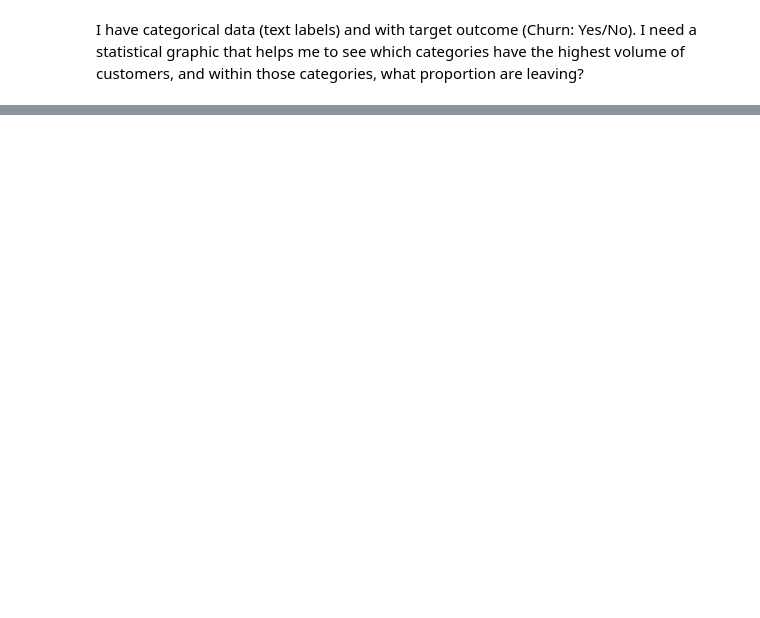
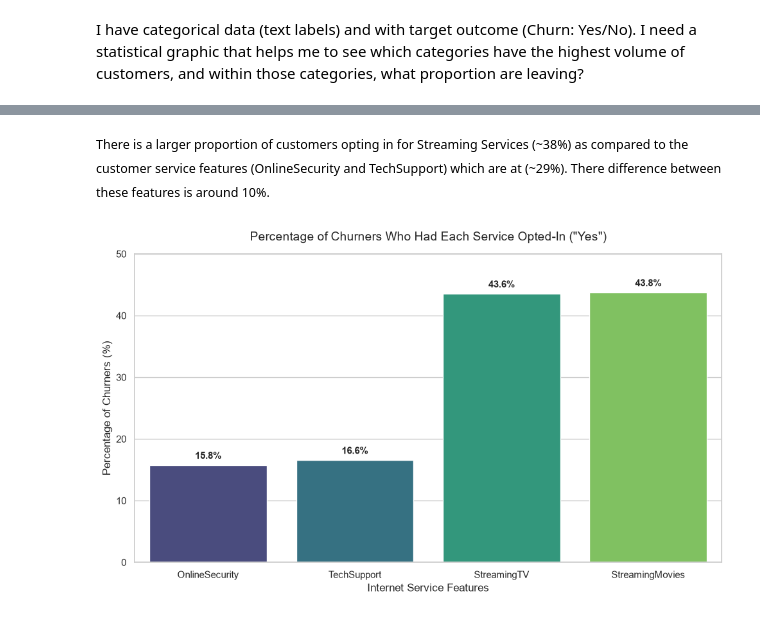
Before and after one commit to Joyy-cloud/TelecomChurning, a Jupyter notebook: 02_eda.ipynb, the cells around one changed output, grey strips where cells are left out. Saved outputs shown, nothing was run; the diff lists cells and outputs as text; code cells hidden in the pictures; blank space fills up the shorter version.

```diff
--- a/02_eda.ipynb
+++ b/02_eda.ipynb
@@ -267,0 +351,37 @@ plt.show()
+# %% [markdown]
+<small> There is a larger proportion of customers opting in for Streaming Services (~38%) as compared to the customer service features (OnlineSecurity and TechSupport) which are at (~29%). There difference between these features is around 10%.
+# %%
+
+cols = ['OnlineSecurity', 'TechSupport', 'StreamingTV', 'StreamingMovies']
+churners = df[df['Churn'] == 'Yes']
+
+# 2. Calculate percentages of churners who had each service
+churner_percentages = {}
+for col in cols:
+    pct_yes = (churners[col] == 'Yes').mean() * 100
+    churner_percentages[col] = pct_yes
+
+# 3. Construct the DataFrame
+plot_df = pd.DataFrame(list(churner_percentages.items()), columns=['Service', 'Churner Opt-In Percentage'])
+
+# 4. Plot with fixed hue and legend parameters to remove the warning
+plt.figure(figsize=(10, 6))
+sns.set_theme(style="whitegrid")
+
+ax = sns.barplot(
+    x='Service', y='Churner Opt-In Percentage', data=plot_df, palette='viridis',hue='Service',legend=False)
+
+plt.title('Percentage of Churners Who Had Each Service Opted-In ("Yes")', fontsize=14, pad=15)
+plt.ylabel('Percentage of Churners (%)', fontsize=12)
+plt.xlabel('Internet Service Features', fontsize=12)
+plt.ylim(0, 50)
+
+# Add percentage labels cleanly on top of the bars
+for p in ax.patches:
+    height = p.get_height()
+    if height > 0:
+        ax.text(p.get_x() + p.get_width()/2., height + 1, f'{height:.1f}%', ha="center", fontsize=11, fontweight='bold')
+
+plt.tight_layout()
+# %% [output]
+[figure, added]
```
Also changed, not shown: parts of 23 cells of this notebook.
